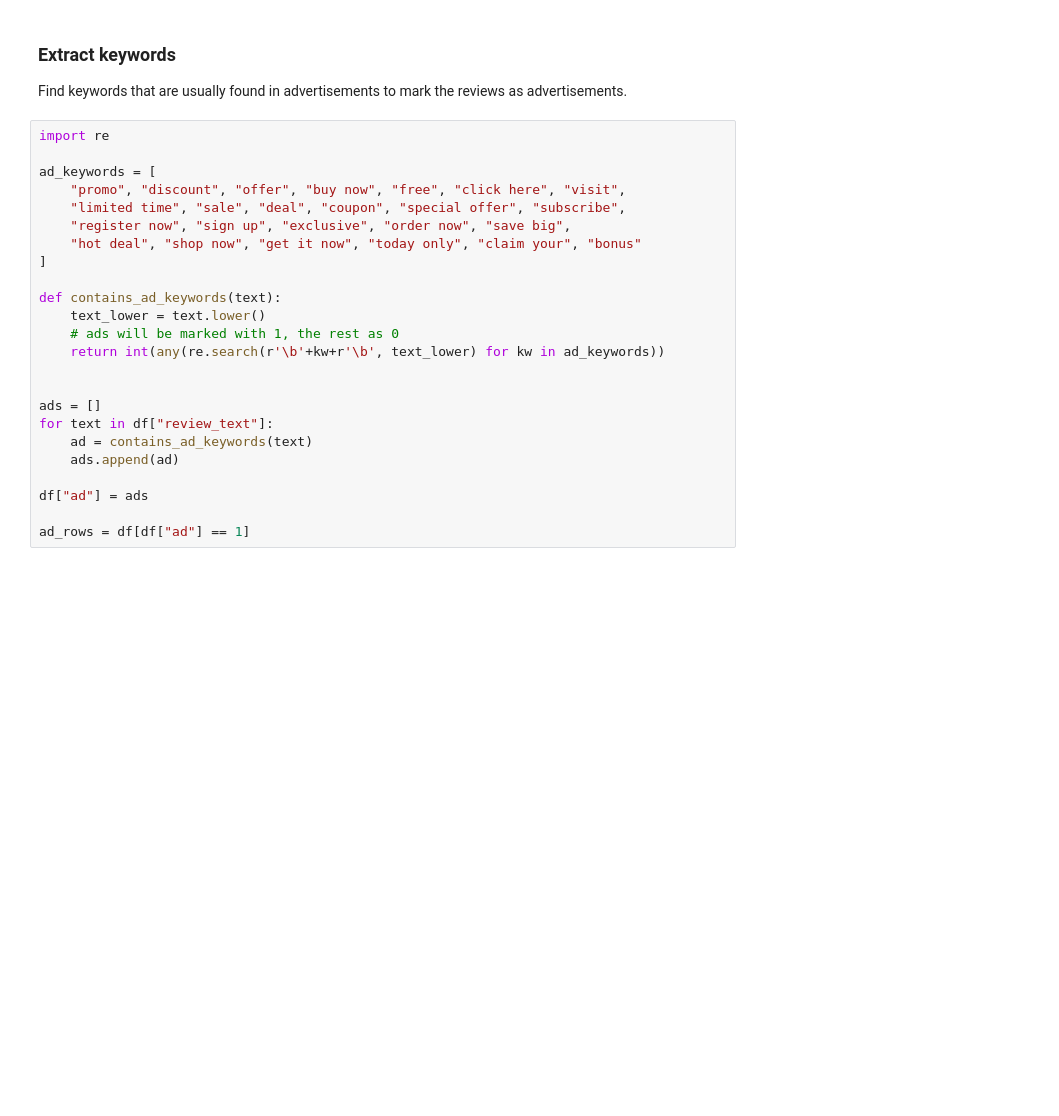
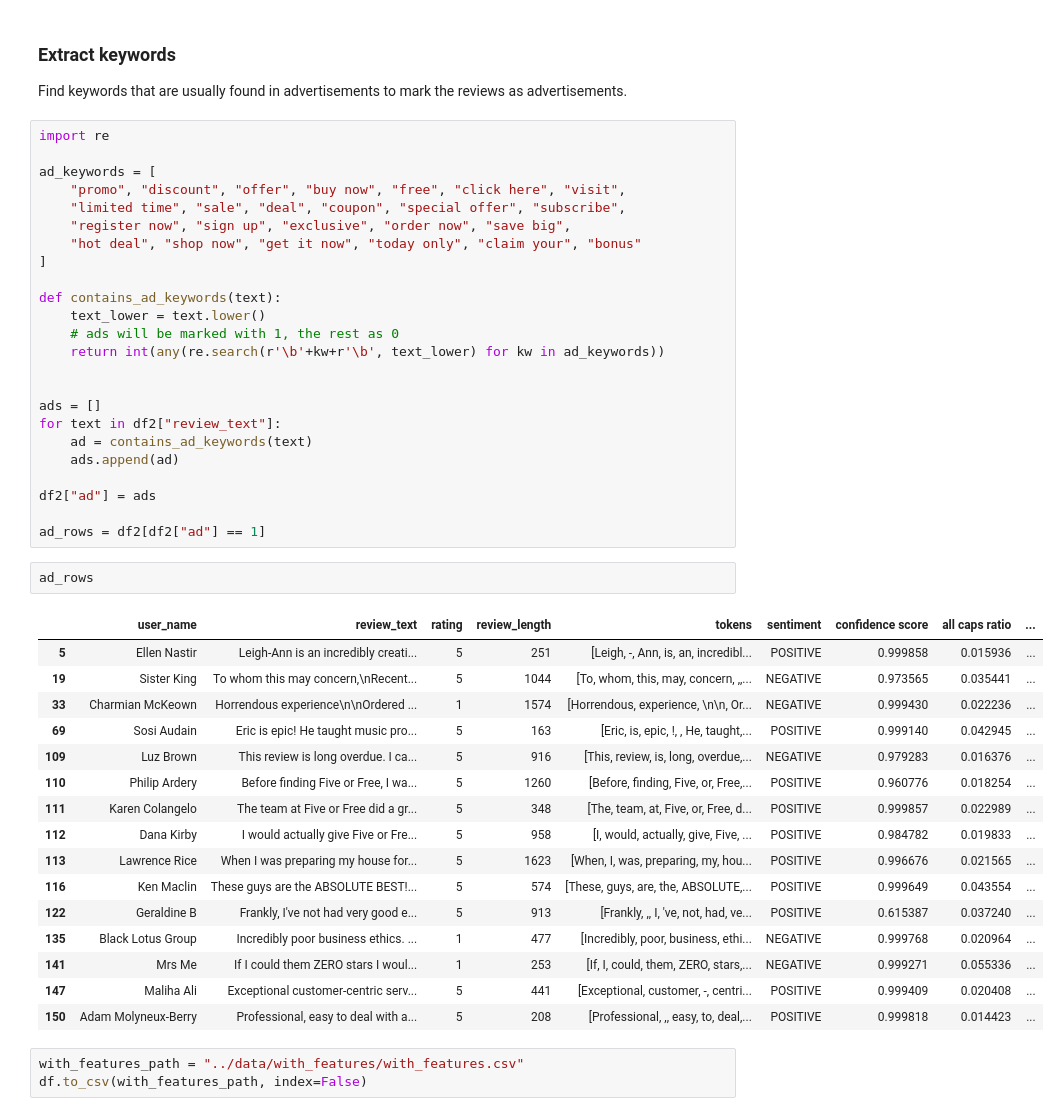
Before and after one commit to atharshlakshmi/techjam, a Jupyter notebook: feature_engineering/extract_features.ipynb, the cells around one changed output. Cells and saved outputs as stored; diff of their text form; blank space fills up the shorter version.

Commit message:
saved subset data with features

```diff
--- a/feature_engineering/extract_features.ipynb
+++ b/feature_engineering/extract_features.ipynb
@@ -171,10 +171,32 @@ def contains_ad_keywords(text):
 
 
 ads = []
-for text in df["review_text"]:
+for text in df2["review_text"]:
     ad = contains_ad_keywords(text)
     ads.append(ad)
 
-df["ad"] = ads
+df2["ad"] = ads
 
-ad_rows = df[df["ad"] == 1]
+ad_rows = df2[df2["ad"] == 1]
+# %%
+ad_rows
+# %% [output]
+|  | user_name | review_text | rating | review_length | tokens | sentiment | confidence score | all caps ratio | ... |
+| 5 | Ellen Nastir | Leigh-Ann is an incredibly creati... | 5 | 251 | [Leigh, -, Ann, is, an, incredibl... | POSITIVE | 0.999858 | 0.015936 | ... |
+| 19 | Sister King | To whom this may concern,\nRecent... | 5 | 1044 | [To, whom, this, may, concern, ,,... | NEGATIVE | 0.973565 | 0.035441 | ... |
+| 33 | Charmian McKeown | Horrendous experience\n\nOrdered ... | 1 | 1574 | [Horrendous, experience, \n\n, Or... | NEGATIVE | 0.999430 | 0.022236 | ... |
+| 69 | Sosi Audain | Eric is epic! He taught music pro... | 5 | 163 | [Eric, is, epic, !, , He, taught,... | POSITIVE | 0.999140 | 0.042945 | ... |
+| 109 | Luz Brown | This review is long overdue. I ca... | 5 | 916 | [This, review, is, long, overdue,... | NEGATIVE | 0.979283 | 0.016376 | ... |
+| 110 | Philip Ardery | Before finding Five or Free, I wa... | 5 | 1260 | [Before, finding, Five, or, Free,... | POSITIVE | 0.960776 | 0.018254 | ... |
+| 111 | Karen Colangelo | The team at Five or Free did a gr... | 5 | 348 | [The, team, at, Five, or, Free, d... | POSITIVE | 0.999857 | 0.022989 | ... |
+| 112 | Dana Kirby | I would actually give Five or Fre... | 5 | 958 | [I, would, actually, give, Five, ... | POSITIVE | 0.984782 | 0.019833 | ... |
+| 113 | Lawrence Rice | When I was preparing my house for... | 5 | 1623 | [When, I, was, preparing, my, hou... | POSITIVE | 0.996676 | 0.021565 | ... |
+| 116 | Ken Maclin | These guys are the ABSOLUTE BEST!... | 5 | 574 | [These, guys, are, the, ABSOLUTE,... | POSITIVE | 0.999649 | 0.043554 | ... |
+| 122 | Geraldine B | Frankly, I've not had very good e... | 5 | 913 | [Frankly, ,, I, 've, not, had, ve... | POSITIVE | 0.615387 | 0.037240 | ... |
+| 135 | Black Lotus Group | Incredibly poor business ethics. ... | 1 | 477 | [Incredibly, poor, business, ethi... | NEGATIVE | 0.999768 | 0.020964 | ... |
+| 141 | Mrs Me | If I could them ZERO stars I woul... | 1 | 253 | [If, I, could, them, ZERO, stars,... | NEGATIVE | 0.999271 | 0.055336 | ... |
+| 147 | Maliha Ali | Exceptional customer-centric serv... | 5 | 441 | [Exceptional, customer, -, centri... | POSITIVE | 0.999409 | 0.020408 | ... |
+| 150 | Adam Molyneux-Berry | Professional, easy to deal with a... | 5 | 208 | [Professional, ,, easy, to, deal,... | POSITIVE | 0.999818 | 0.014423 | ... |
+# %%
+with_features_path = "../data/with_features/with_features.csv"
+df.to_csv(with_features_path, index=False)
```
Also changed, not shown: parts of 4 cells of this notebook, 1 other file.
